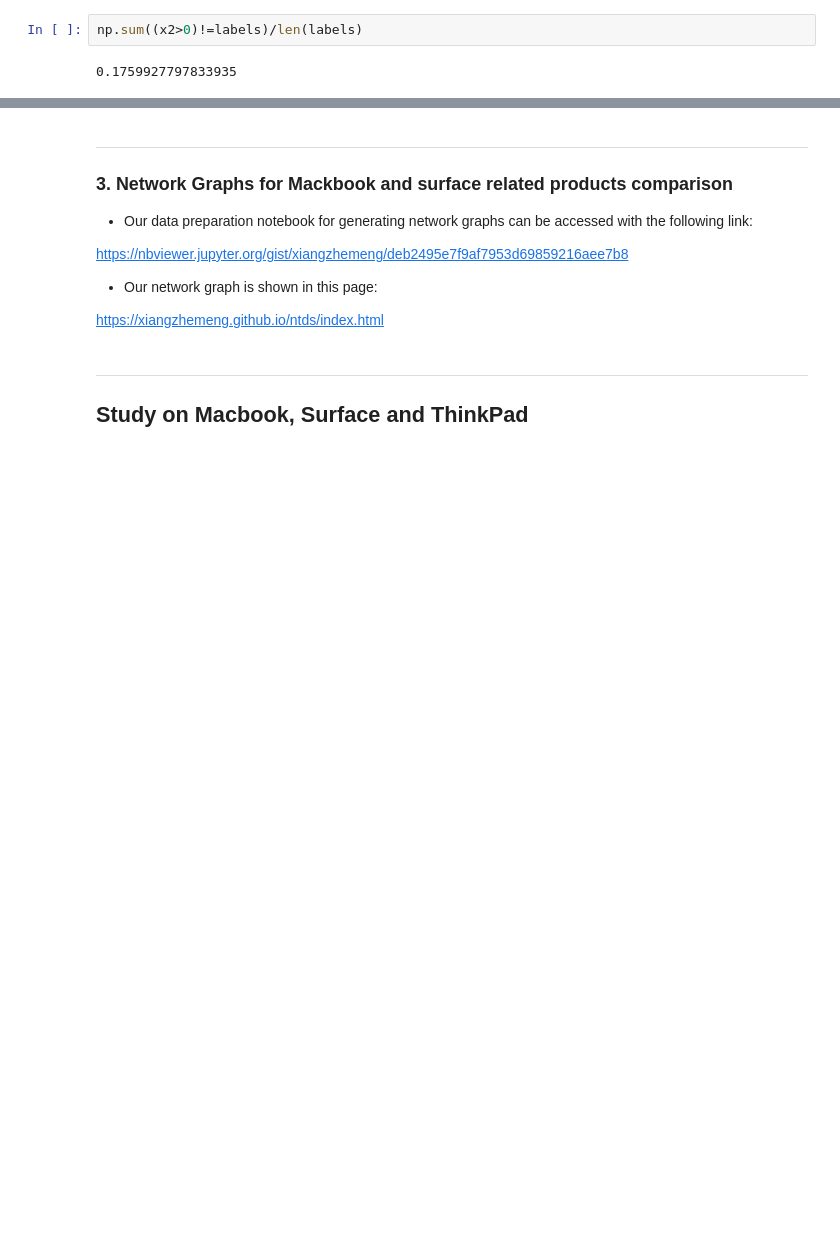
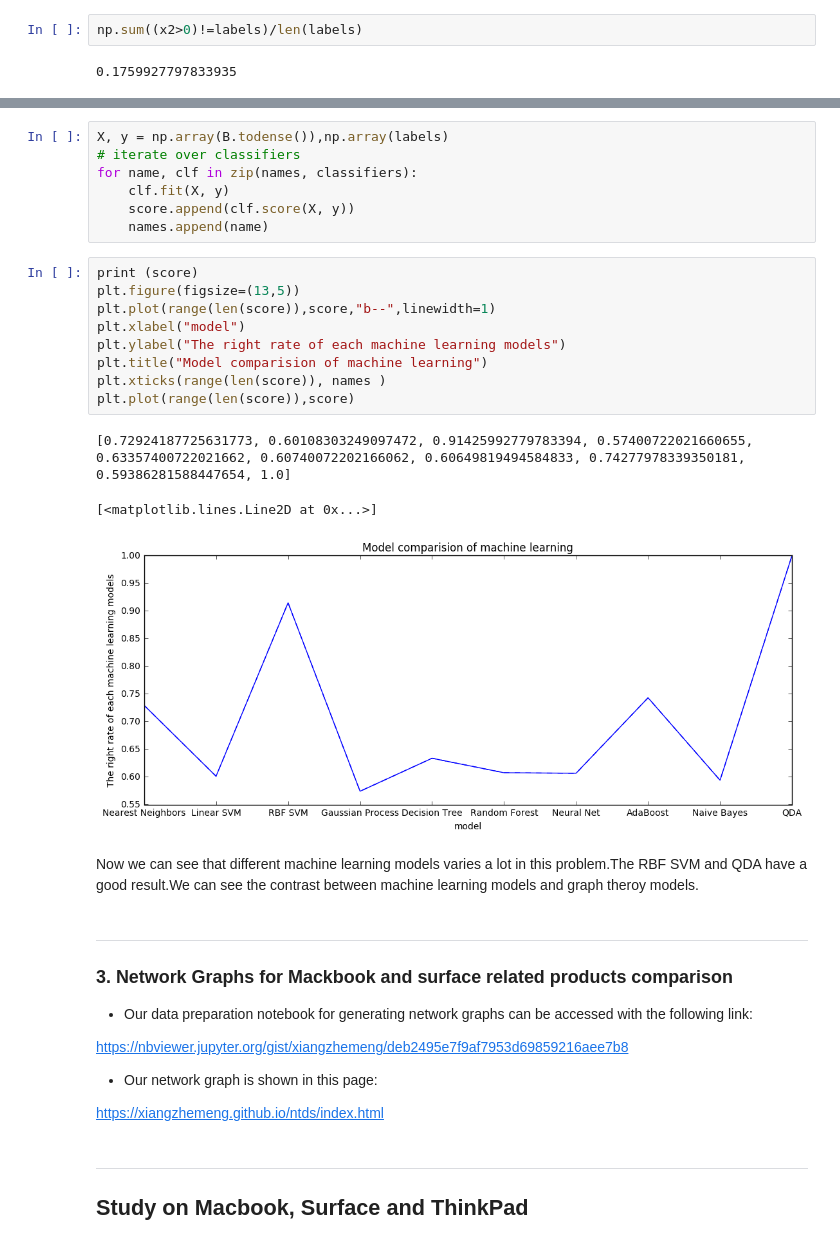
Before and after one commit to xiangzhemeng/Amazon-Electronic-Product-Network-Analysis, a Jupyter notebook: project main notebook.ipynb, the cells around one changed output, grey strips where cells are left out. Cells and saved outputs as stored; diff of their text form; blank space fills up the shorter version.

```diff
--- a/project main notebook.ipynb
+++ b/project main notebook.ipynb
@@ -684,3 +799,25 @@ np.sum((x2>0)!=labels)/len(labels)
+# %%
+X, y = np.array(B.todense()),np.array(labels)
+# iterate over classifiers
+for name, clf in zip(names, classifiers):
+    clf.fit(X, y)
+    score.append(clf.score(X, y))
+    names.append(name)
+# %%
+print (score)
+plt.figure(figsize=(13,5))
+plt.plot(range(len(score)),score,"b--",linewidth=1)
+plt.xlabel("model")
+plt.ylabel("The right rate of each machine learning models")
+plt.title("Model comparision of machine learning")
+plt.xticks(range(len(score)), names )
+plt.plot(range(len(score)),score)
+# %% [output]
+[0.72924187725631773, 0.60108303249097472, 0.91425992779783394, 0.57400722021660655, 0.63357400722021662, 0.60740072202166062, 0.60649819494584833, 0.74277978339350181, 0.59386281588447654, 1.0]
+[<matplotlib.lines.Line2D at 0x...>]
+[figure, added]
+# %% [markdown]
+Now we can see that different machine learning models varies a lot in this problem.The RBF SVM and QDA have a good result.We can see the contrast between machine learning models and graph theroy models.
 # %% [markdown]
 ---
 
```
Also changed, not shown: parts of 41 cells of this notebook.
